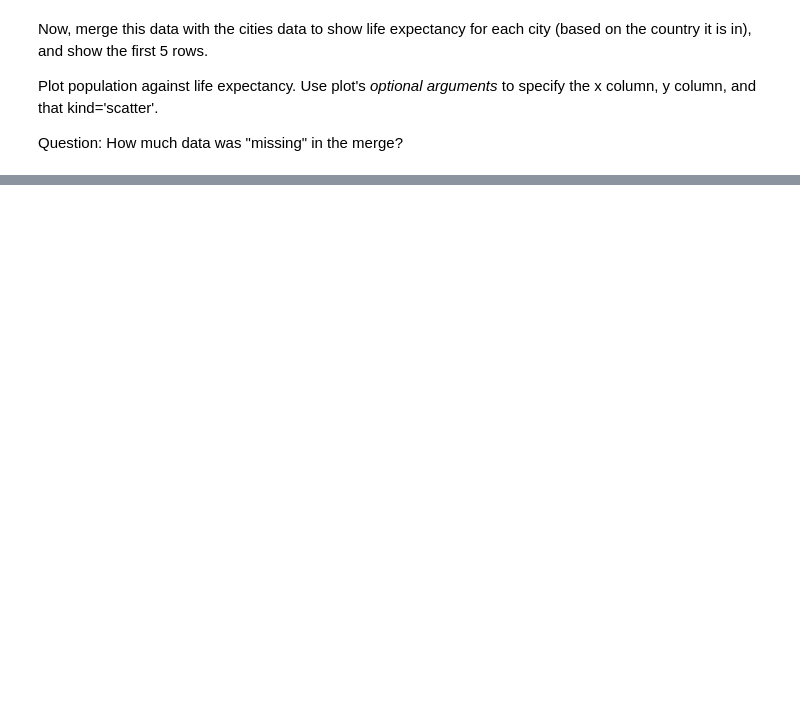
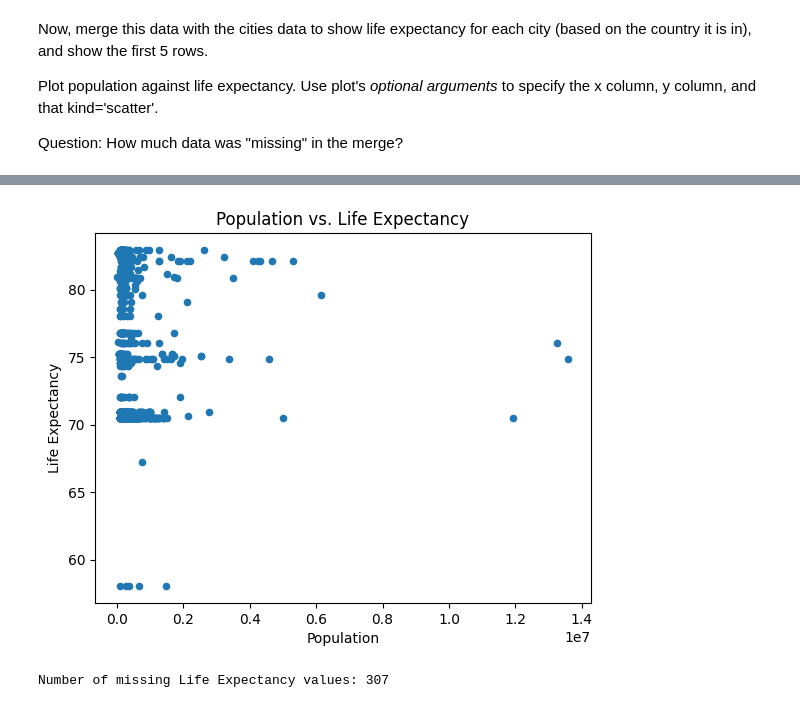
Before and after one commit to ilinashah177/QM2, a Jupyter notebook: Copy_of_Reading_Week_Merging_and_Joining_in_Python.ipynb, the cells around one changed output, grey strips where cells are left out. Drawn from its saved outputs; the diff is of its cells as text; code cells hidden in the pictures; blank space fills up the shorter version.

```diff
--- a/Copy_of_Reading_Week_Merging_and_Joining_in_Python.ipynb
+++ b/Copy_of_Reading_Week_Merging_and_Joining_in_Python.ipynb
@@ -468,3 +554,6 @@ Now, merge this data with the cities data to show life expectancy for each city
 Plot population against life expectancy. Use plot's *optional arguments* to specify the x column, y column, and that kind='scatter'.
 
 Question: How much data was "missing" in the merge?
+# %%
+city_life = cities.merge(life, left_on='Country or Area', right_on='Country or Area', how='left')
+city_life.head()
@@ -470,0 +567,13 @@ Question: How much data was "missing" in the merge?
+# %%
+city_life.plot(x='Value', y='Life Expectancy', kind='scatter')
+plt.xlabel("Population")
+plt.ylabel("Life Expectancy")
+plt.title("Population vs. Life Expectancy")
+plt.show()
+# %% [output]
+[figure, added]
+# %%
+missing_data = city_life['Life Expectancy'].isna().sum()
+print(f"Number of missing Life Expectancy values: {missing_data}")
+# %% [output]
+Number of missing Life Expectancy values: 307
```
Also changed, not shown: parts of 14 cells of this notebook.
